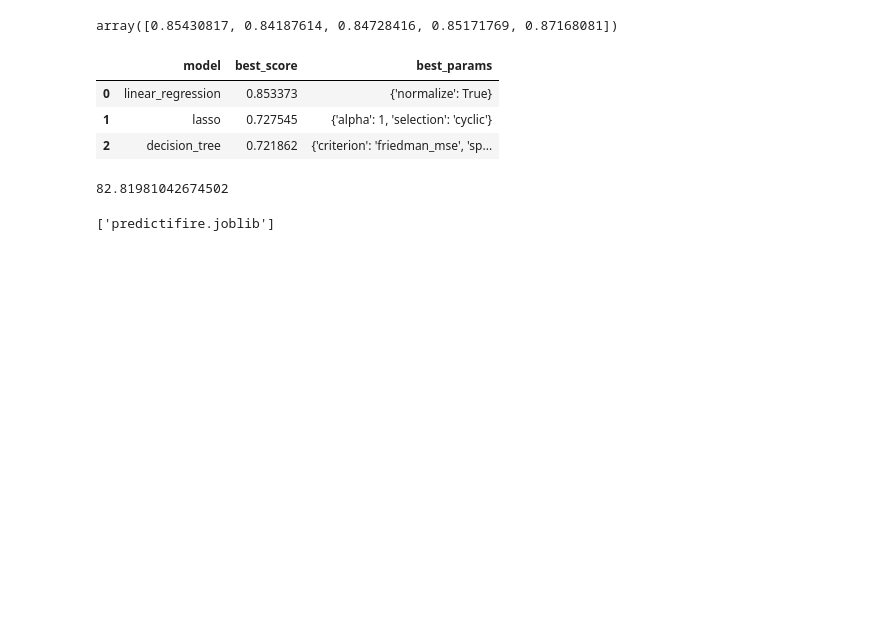
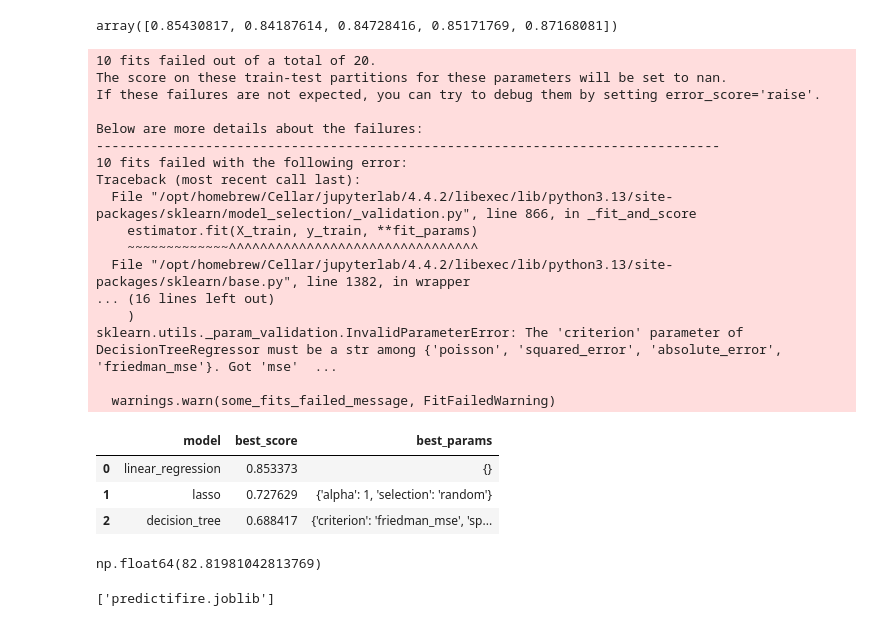
Before and after one commit to sandhurohan/PredictiFire, a Jupyter notebook: Prediction_Model/PredictiFire.ipynb, the cells around one changed output. Saved outputs shown, nothing was run; the diff lists cells and outputs as text; code cells hidden in the pictures; blank space fills up the shorter version.

Commit message:
model updated

```diff
--- a/Prediction_Model/PredictiFire.ipynb
+++ b/Prediction_Model/PredictiFire.ipynb
@@ -8,7 +30,8 @@ import matplotlib
 matplotlib.rcParams['figure.figsize']=(20,10)
 # %%
 # Loading Dataset in DataFrame
-df1=pd.read_csv('C:\\Users\\sandh\\OneDrive\\Desktop\\Major_Project\\Bengaluru_House_Data.csv')
+
+df1=pd.read_csv('Bengaluru_House_Data.csv')
 df1.tail(2)
 # %% [output]
 |  | area_type | availability | location | size | society | total_sqft | bath | balcony | price |
@@ -324,43 +347,59 @@ def find_best_model_gridsearchCV(X,Y):
         'linear_regression':{
             'model':LinearRegression(),
             'params':{
-                'normalize':[True,False]
             }
         },
         'lasso':{
          'model':Lasso(),
             'params':{
                 'alpha':[1,2],
                 'selection':['random','cyclic']
             }
         },
         'decision_tree':{
             'model':DecisionTreeRegressor(),
             'params':{
                 'criterion':['mse','friedman_mse'],
                 'splitter':['best','random']
             }
         }
     }
 
     scores=[]
     cv=ShuffleSplit(n_splits=5,test_size=0.2,random_state=0)
     for algo_name,config in algos.items():
         gs=GridSearchCV(config['model'],config['params'],cv=cv,return_train_score=False)
         gs.fit(X,Y)
         scores.append({
             'model':algo_name,
             'best_score':gs.best_score_,
             'best_params':gs.best_params_
         })
     return pd.DataFrame(scores,columns=['model','best_score','best_params'])
 
 find_best_model_gridsearchCV(X,Y)
 # %% [output]
+10 fits failed out of a total of 20.
+The score on these train-test partitions for these parameters will be set to nan.
+If these failures are not expected, you can try to debug them by setting error_score='raise'.
+
+Below are more details about the failures:
+--------------------------------------------------------------------------------
+10 fits failed with the following error:
+Traceback (most recent call last):
+  File "/opt/homebrew/Cellar/jupyterlab/4.4.2/libexec/lib/python3.13/site-packages/sklearn/model_selection/_validation.py", line 866, in _fit_and_score
+    estimator.fit(X_train, y_train, **fit_params)
+    ~~~~~~~~~~~~~^^^^^^^^^^^^^^^^^^^^^^^^^^^^^^^^
+  File "/opt/homebrew/Cellar/jupyterlab/4.4.2/libexec/lib/python3.13/site-packages/sklearn/base.py", line 1382, in wrapper
+... (16 lines left out)
+    )
+sklearn.utils._param_validation.InvalidParameterError: The 'criterion' parameter of DecisionTreeRegressor must be a str among {'poisson', 'squared_error', 'absolute_error', 'friedman_mse'}. Got 'mse'  ...
+
+  warnings.warn(some_fits_failed_message, FitFailedWarning)
 |  | model | best_score | best_params |
-| 0 | linear_regression | 0.853373 | {'normalize': True} |
-| 1 | lasso | 0.727545 | {'alpha': 1, 'selection': 'cyclic'} |
-| 2 | decision_tree | 0.721862 | {'criterion': 'friedman_mse', 'sp... |
+| 0 | linear_regression | 0.853373 | {} |
+| 1 | lasso | 0.727629 | {'alpha': 1, 'selection': 'random'} |
+| 2 | decision_tree | 0.688417 | {'criterion': 'friedman_mse', 'sp... |
 # %%
 # Making Function to Predict Price
 def predict_price(location,sqft,bath,bhk):
@@ -378,7 +417,7 @@ def predict_price(location,sqft,bath,bhk):
 l=['1st Phase JP Nagar',1000,2,2]
 predict_price(l[0],l[1],l[2],l[3])
 # %% [output]
-82.81981042674502
+np.float64(82.81981042813769)
 # %%
 # Export the tested model to a pickle file
 import pickle
```
Also changed, not shown: parts of 4 cells of this notebook, 8 other files.
